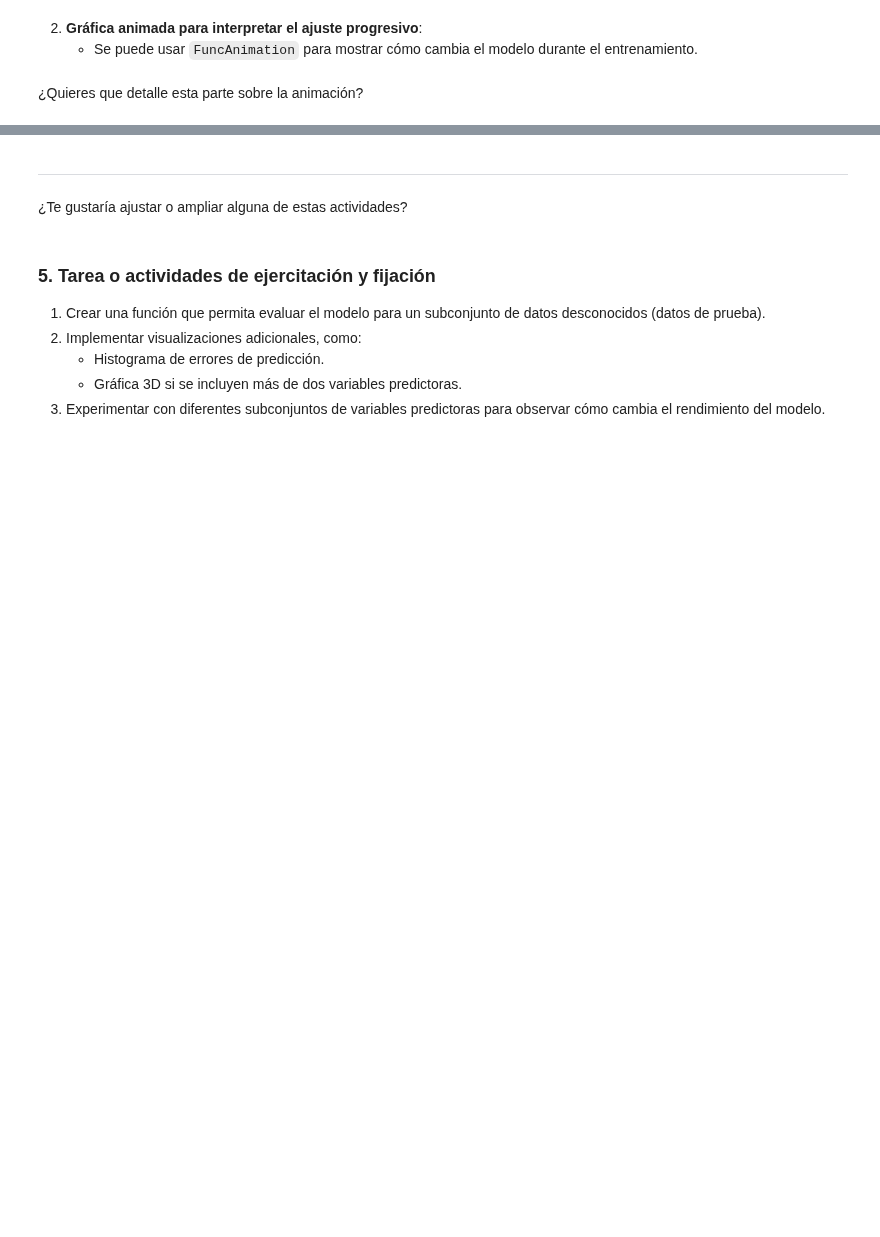
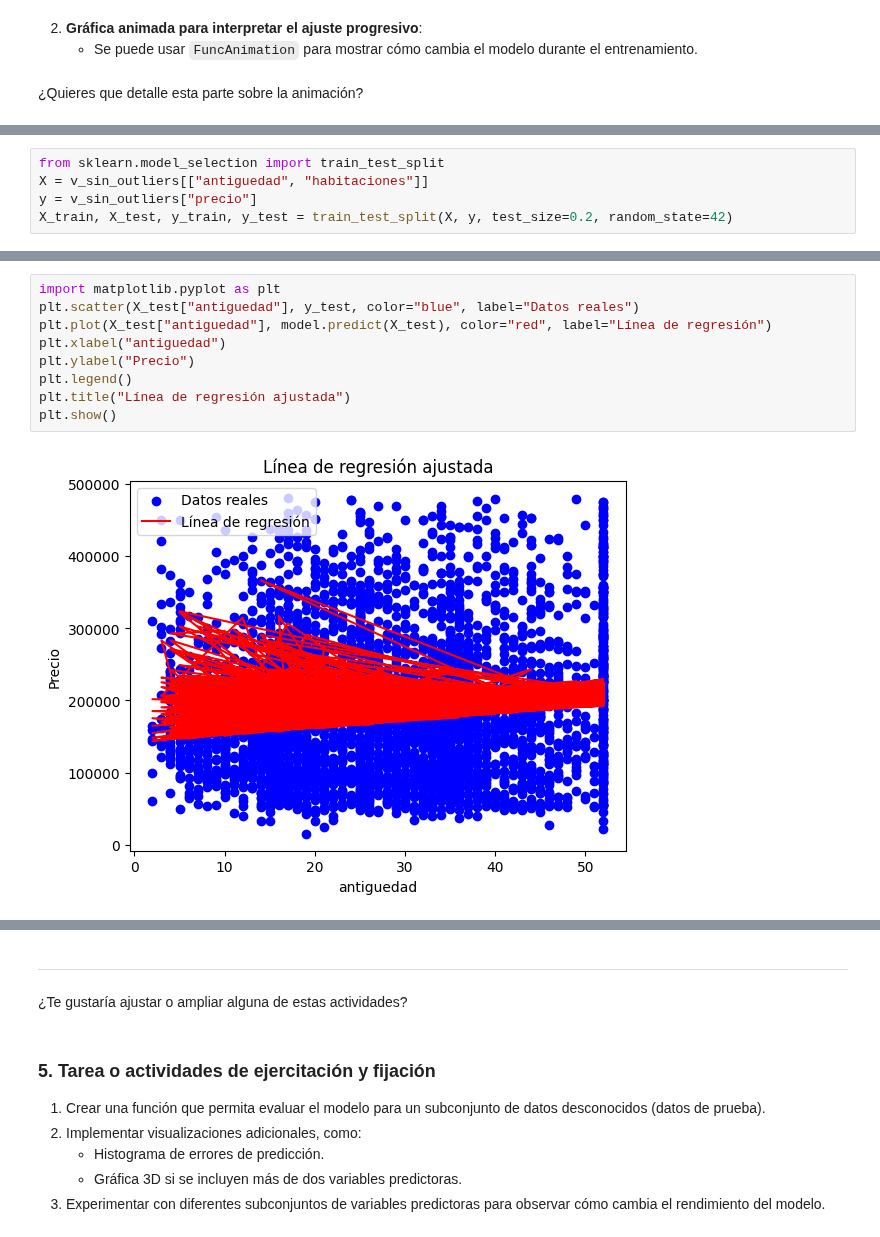
Before and after one commit to marco-canas/didactica_ciencia_datos, a Jupyter notebook: 1_curso_machine_learning/6_regresion/regresion_vivienda/1_regresion_vivienda.ipynb, the cells around one changed output, grey strips where cells are left out. Saved outputs shown, nothing was run; the diff lists cells and outputs as text; blank space fills up the shorter version.

```diff
--- a/1_curso_machine_learning/6_regresion/regresion_vivienda/1_regresion_vivienda.ipynb
+++ b/1_curso_machine_learning/6_regresion/regresion_vivienda/1_regresion_vivienda.ipynb
@@ -1003,0 +714,5 @@ NameError: name 'X_test' is not defined
+# %%
+from sklearn.model_selection import train_test_split
+X = v_sin_outliers[["antiguedad", "habitaciones"]]
+y = v_sin_outliers["precio"]
+X_train, X_test, y_train, y_test = train_test_split(X, y, test_size=0.2, random_state=42)
@@ -1003,0 +755,11 @@ NameError: name 'X_test' is not defined
+# %%
+import matplotlib.pyplot as plt
+plt.scatter(X_test["antiguedad"], y_test, color="blue", label="Datos reales")
+plt.plot(X_test["antiguedad"], model.predict(X_test), color="red", label="Línea de regresión")
+plt.xlabel("antiguedad")
+plt.ylabel("Precio")
+plt.legend()
+plt.title("Línea de regresión ajustada")
+plt.show()
+# %% [output]
+[figure, added]
```
Also changed, not shown: parts of 104 cells of this notebook, 1 other file.
